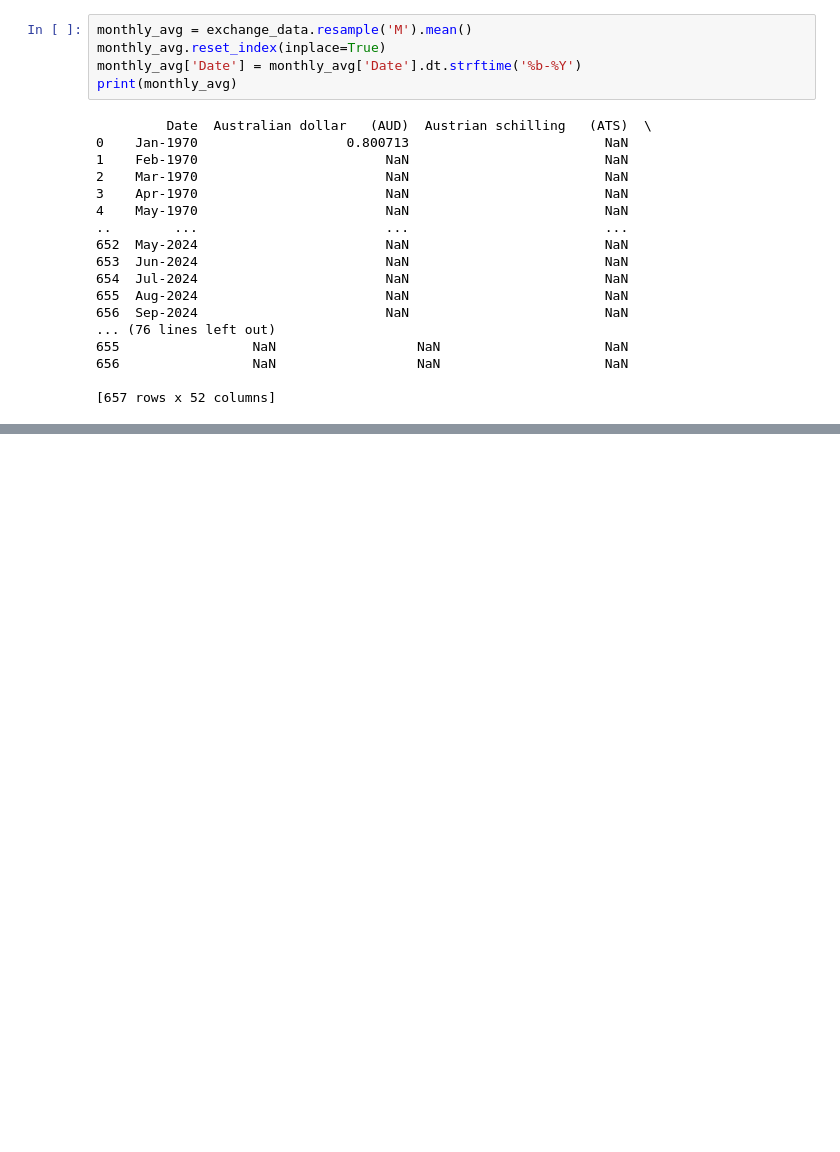
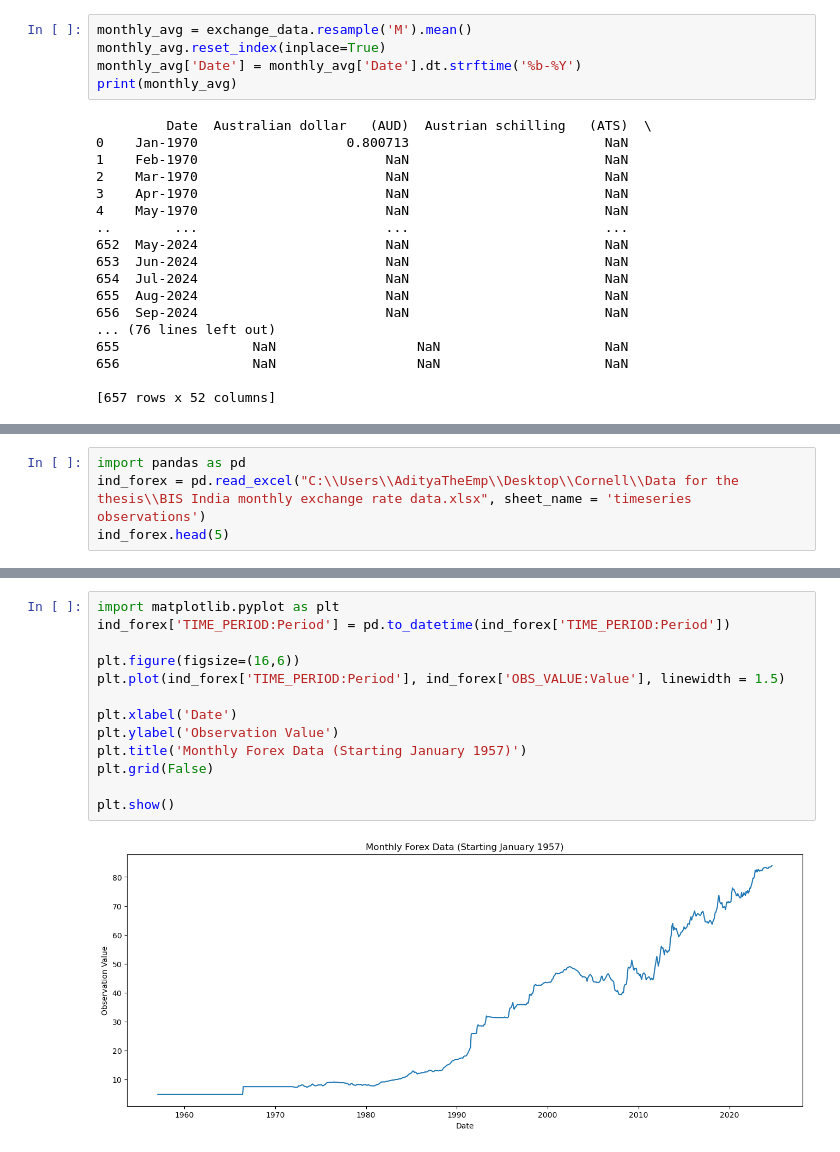
Before and after one commit to FleetHalf/Aditya-Thesis, a Jupyter notebook: Foreign Exchange.ipynb, the cells around one changed output, grey strips where cells are left out. Saved outputs shown, nothing was run; the diff lists cells and outputs as text; blank space fills up the shorter version.

```diff
--- a/Foreign Exchange.ipynb
+++ b/Foreign Exchange.ipynb
@@ -175,0 +178,4 @@ print(monthly_avg)
+# %%
+import pandas as pd
+ind_forex = pd.read_excel("C:\\Users\\AdityaTheEmp\\Desktop\\Cornell\\Data for the thesis\\BIS India monthly exchange rate data.xlsx", sheet_name = 'timeseries observations')
+ind_forex.head(5)
@@ -175,0 +189,15 @@ print(monthly_avg)
+# %%
+import matplotlib.pyplot as plt
+ind_forex['TIME_PERIOD:Period'] = pd.to_datetime(ind_forex['TIME_PERIOD:Period'])
+
+plt.figure(figsize=(16,6))
+plt.plot(ind_forex['TIME_PERIOD:Period'], ind_forex['OBS_VALUE:Value'], linewidth = 1.5)
+
+plt.xlabel('Date')
+plt.ylabel('Observation Value')
+plt.title('Monthly Forex Data (Starting January 1957)')
+plt.grid(False)
+
+plt.show()
+# %% [output]
+[figure, added]
```
Also changed, not shown: parts of 10 cells of this notebook, 2 other files.
